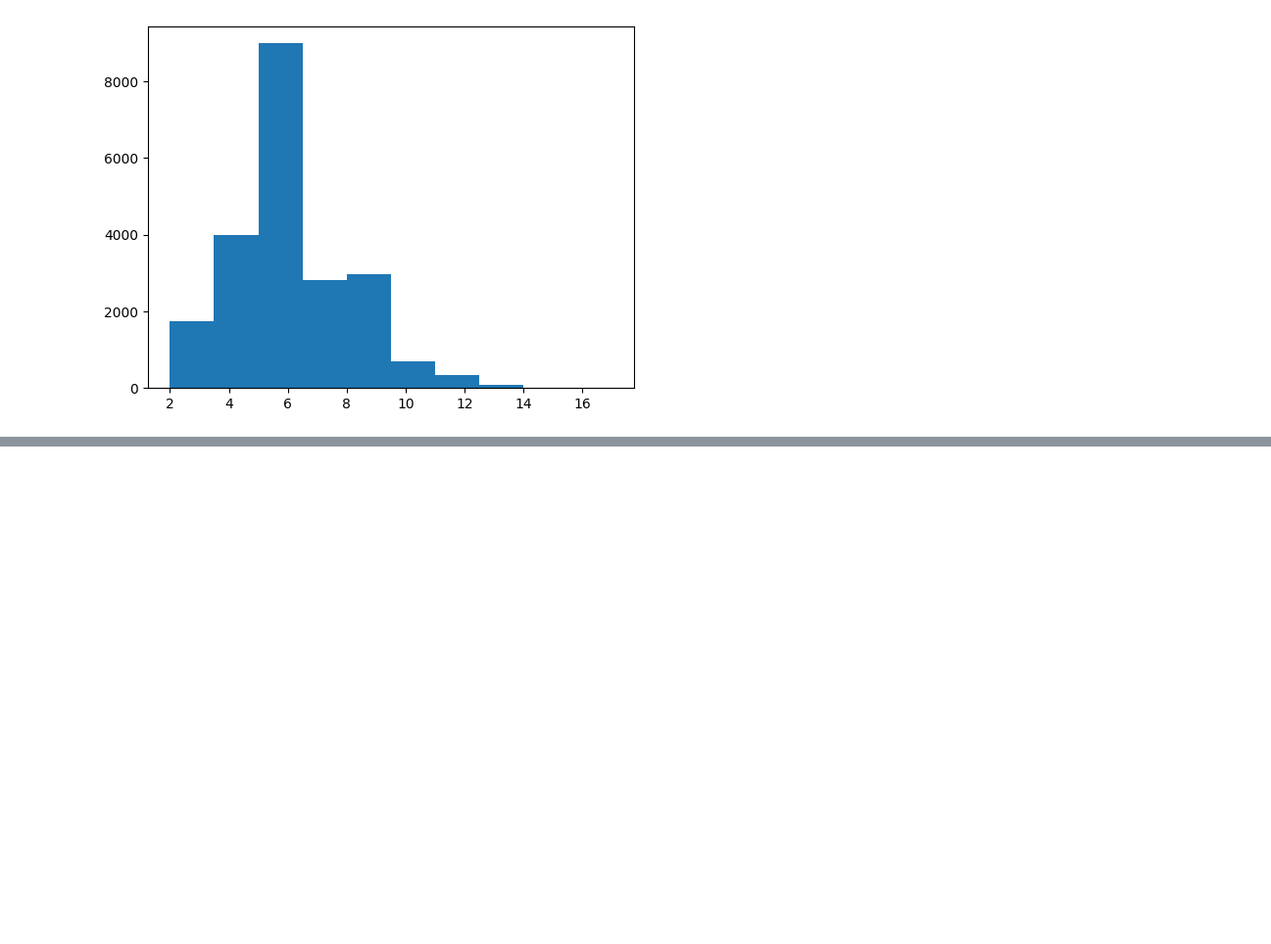
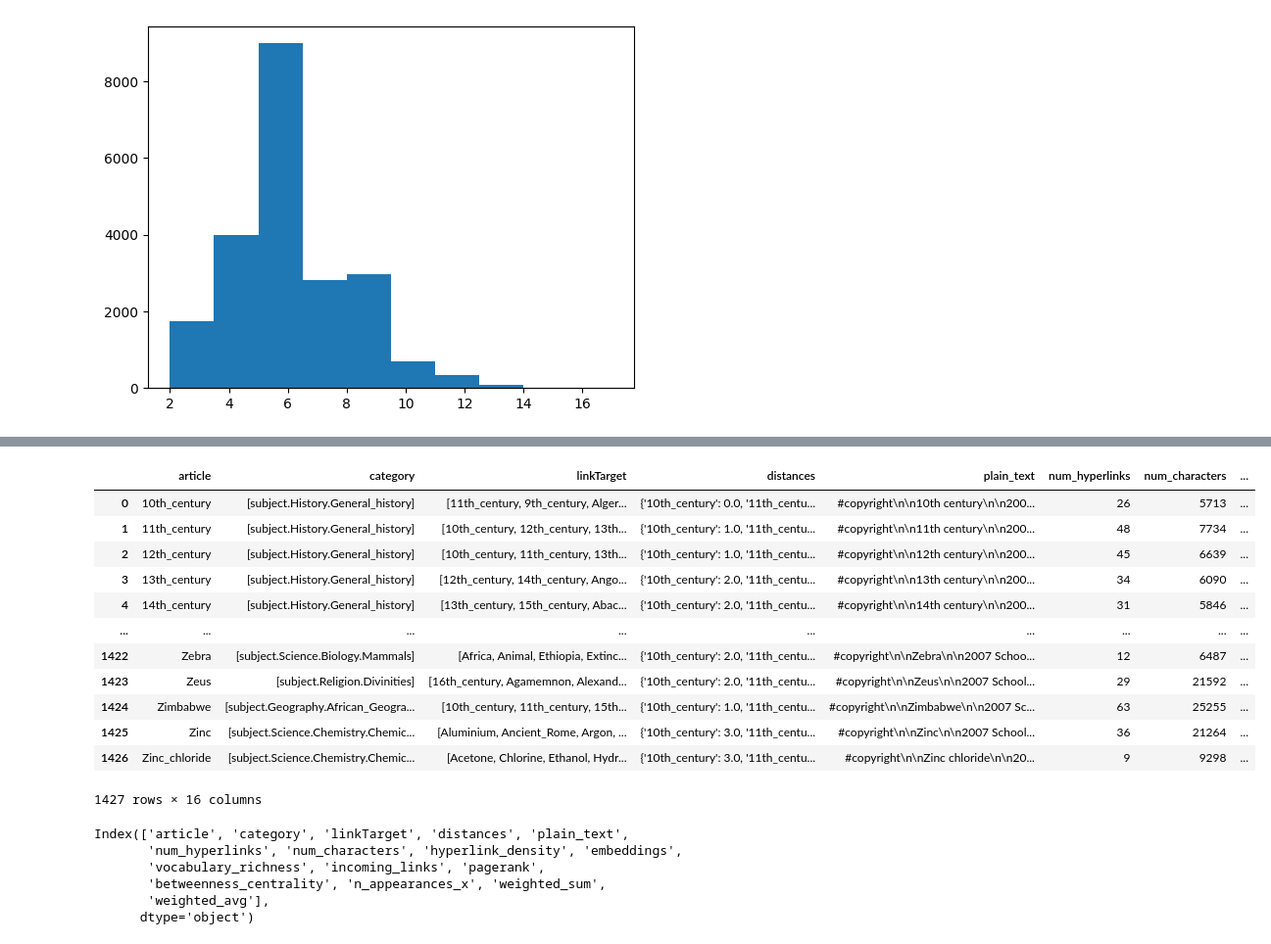
Before and after one commit to epfl-ada/ada-2024-project-adaholiks, a Jupyter notebook: greedy_embedding_navigation.ipynb, the cells around one changed output, grey strips where cells are left out. Shown at 98% size. Drawn from its saved outputs; the diff is of its cells as text; code cells hidden in the pictures; blank space fills up the shorter version.

```diff
--- a/greedy_embedding_navigation.ipynb
+++ b/greedy_embedding_navigation.ipynb
@@ -556,0 +585,16 @@ Rows removed: 3732
+# %%
+all_article_features_metrics
+# %% [output]
+|  | article | category | linkTarget | distances | plain_text | num_hyperlinks | num_characters | ... |
+| 0 | 10th_century | [subject.History.General_history] | [11th_century, 9th_century, Alger... | {'10th_century': 0.0, '11th_centu... | #copyright\n\n10th century\n\n200... | 26 | 5713 | ... |
+| 1 | 11th_century | [subject.History.General_history] | [10th_century, 12th_century, 13th... | {'10th_century': 1.0, '11th_centu... | #copyright\n\n11th century\n\n200... | 48 | 7734 | ... |
+| 2 | 12th_century | [subject.History.General_history] | [10th_century, 11th_century, 13th... | {'10th_century': 1.0, '11th_centu... | #copyright\n\n12th century\n\n200... | 45 | 6639 | ... |
+| 3 | 13th_century | [subject.History.General_history] | [12th_century, 14th_century, Ango... | {'10th_century': 2.0, '11th_centu... | #copyright\n\n13th century\n\n200... | 34 | 6090 | ... |
+| 4 | 14th_century | [subject.History.General_history] | [13th_century, 15th_century, Abac... | {'10th_century': 2.0, '11th_centu... | #copyright\n\n14th century\n\n200... | 31 | 5846 | ... |
+| ... | ... | ... | ... | ... | ... | ... | ... | ... |
+| 1422 | Zebra | [subject.Science.Biology.Mammals] | [Africa, Animal, Ethiopia, Extinc... | {'10th_century': 2.0, '11th_centu... | #copyright\n\nZebra\n\n2007 Schoo... | 12 | 6487 | ... |
+| 1423 | Zeus | [subject.Religion.Divinities] | [16th_century, Agamemnon, Alexand... | {'10th_century': 2.0, '11th_centu... | #copyright\n\nZeus\n\n2007 School... | 29 | 21592 | ... |
+| 1424 | Zimbabwe | [subject.Geography.African_Geogra... | [10th_century, 11th_century, 15th... | {'10th_century': 1.0, '11th_centu... | #copyright\n\nZimbabwe\n\n2007 Sc... | 63 | 25255 | ... |
+| 1425 | Zinc | [subject.Science.Chemistry.Chemic... | [Aluminium, Ancient_Rome, Argon, ... | {'10th_century': 3.0, '11th_centu... | #copyright\n\nZinc\n\n2007 School... | 36 | 21264 | ... |
+| 1426 | Zinc_chloride | [subject.Science.Chemistry.Chemic... | [Acetone, Chlorine, Ethanol, Hydr... | {'10th_century': 3.0, '11th_centu... | #copyright\n\nZinc chloride\n\n20... | 9 | 9298 | ... |
+1427 rows × 16 columns
@@ -556,0 +604,9 @@ Rows removed: 3732
+# %%
+all_article_features_metrics.columns
+# %% [output]
+Index(['article', 'category', 'linkTarget', 'distances', 'plain_text',
+       'num_hyperlinks', 'num_characters', 'hyperlink_density', 'embeddings',
+       'vocabulary_richness', 'incoming_links', 'pagerank',
+       'betweenness_centrality', 'n_appearances_x', 'weighted_sum',
+       'weighted_avg'],
+      dtype='object')
```
Also changed, not shown: parts of 35 cells of this notebook, 6 other files.
